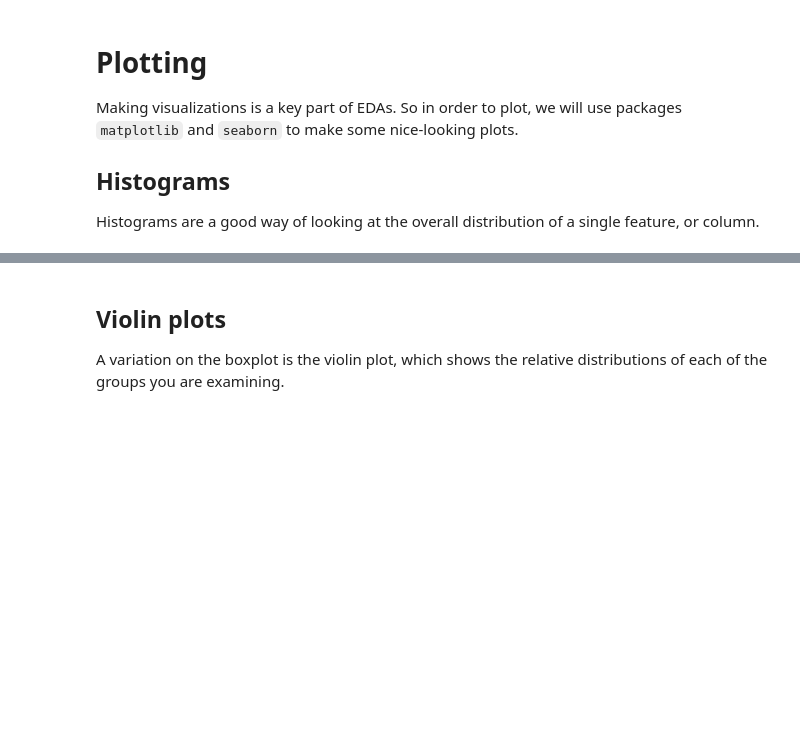
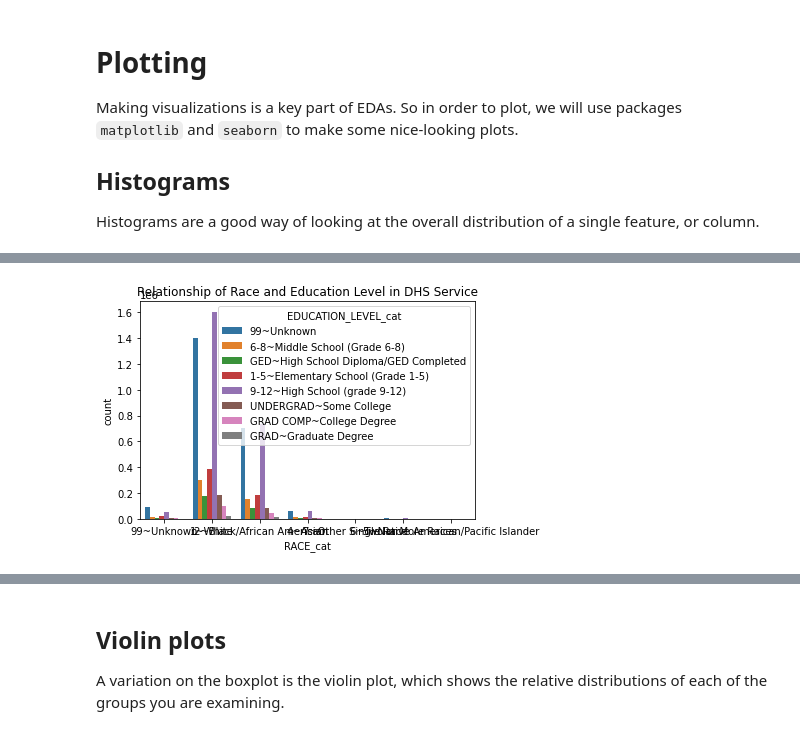
Before and after one commit to EVAnalysisCorp/topicsindatascience, a Jupyter notebook: sample_code/NB02_Plotting.ipynb, the cells around one changed output, grey strips where cells are left out. Cells and saved outputs as stored; diff of their text form; code cells hidden in the pictures; blank space fills up the shorter version.

```diff
--- a/sample_code/NB02_Plotting.ipynb
+++ b/sample_code/NB02_Plotting.ipynb
@@ -35,0 +33,9 @@ For looking at the relationship between two variables, one numeric and one categ
+# %%
+#making a seaborn countplot with x as RACE as x axis and EDUCATION_LEVEL as hue axis
+import seaborn as sns
+
+sns.countplot(data = df, x = "RACE_cat", hue = "EDUCATION_LEVEL_cat")
+plt.title("Relationship of Race and Education Level in DHS Service")
+plt.show()
+# %% [output]
+[figure, added]
```
Also changed, not shown: parts of 9 cells of this notebook, 1 other file.
